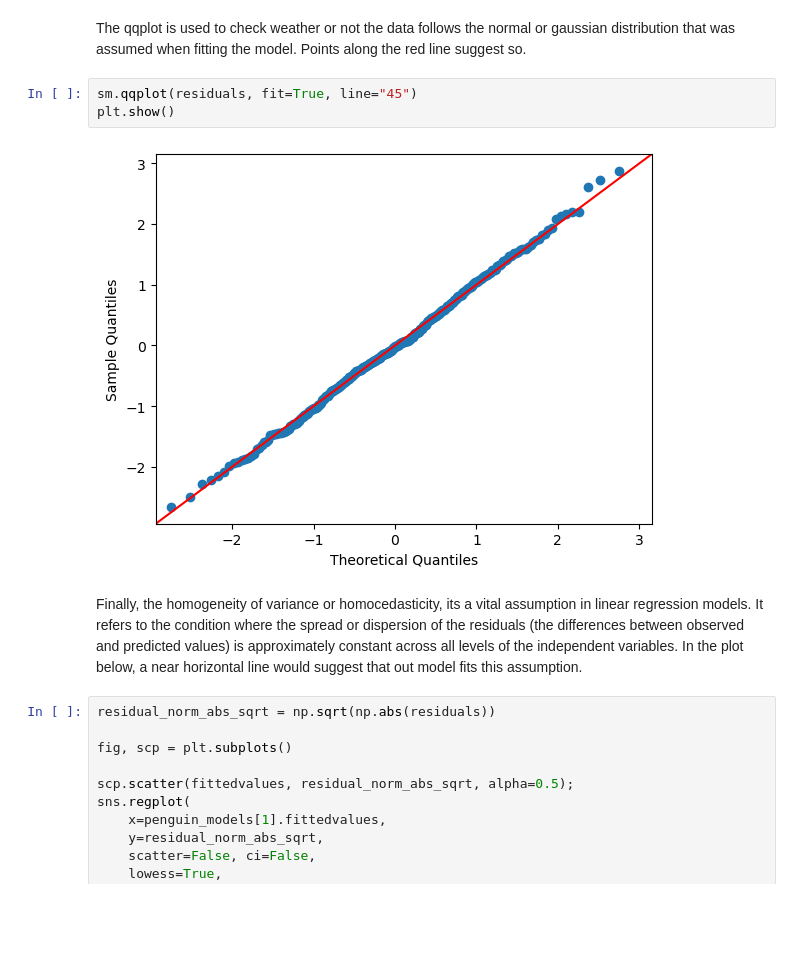
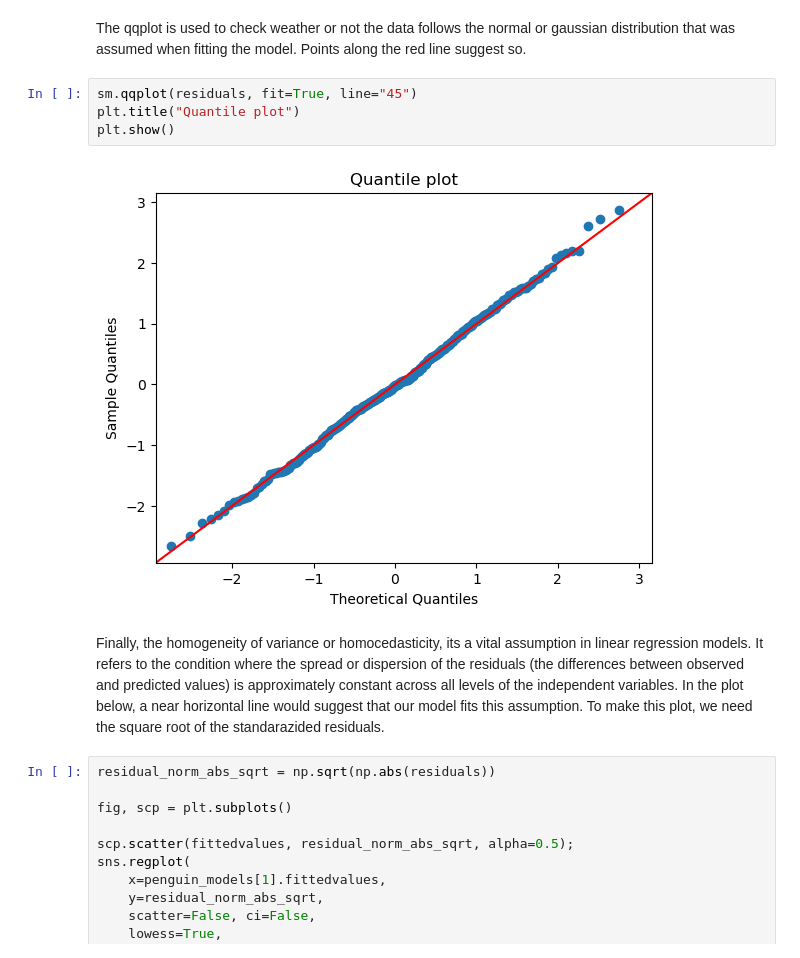
Before and after one commit to gfmg/PoDA, a Jupyter notebook: penguins.ipynb, the cells around one changed output. Saved outputs shown, nothing was run; the diff lists cells and outputs as text; blank space fills up the shorter version.

```diff
--- a/penguins.ipynb
+++ b/penguins.ipynb
@@ -247,11 +254,12 @@ plt.show()
 The qqplot is used to check weather or not the data follows the normal or gaussian distribution that was assumed when fitting the model. Points along the red line suggest so.
 # %%
 sm.qqplot(residuals, fit=True, line="45")
+plt.title("Quantile plot")
 plt.show()
 # %% [output]
-[figure, old version]
+[figure, new version]
 # %% [markdown]
-Finally, the homogeneity of variance or homocedasticity, its a vital assumption in linear regression models. It refers to the condition where the spread or dispersion of the residuals (the differences between observed and predicted values) is approximately constant across all levels of the independent variables. In the plot below, a near horizontal line would suggest that out model fits this assumption.
+Finally, the homogeneity of variance or homocedasticity, its a vital assumption in linear regression models. It refers to the condition where the spread or dispersion of the residuals (the differences between observed and predicted values) is approximately constant across all levels of the independent variables. In the plot below, a near horizontal line would suggest that our model fits this assumption. To make this plot, we need the square root of the standarazided residuals.
 # %%
 residual_norm_abs_sqrt = np.sqrt(np.abs(residuals))
 
```
Also changed, not shown: parts of 12 cells of this notebook.
